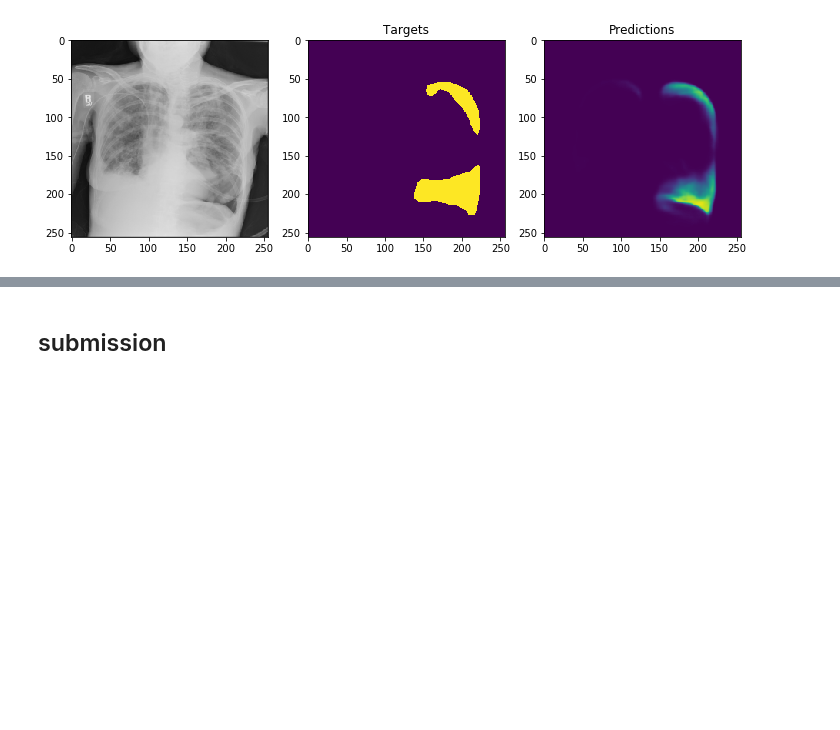
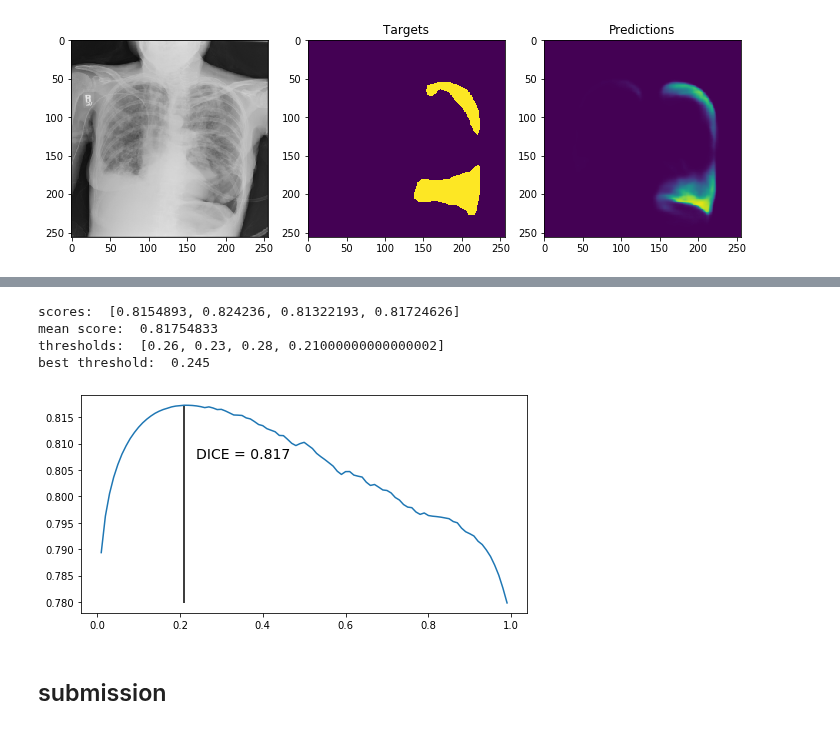
Before and after one commit to xiedidan/siim-pneumothorax, a Jupyter notebook: hypercolumns.ipynb, the cells around one changed output, grey strips where cells are left out. Drawn from its saved outputs; the diff is of its cells as text; code cells hidden in the pictures; blank space fills up the shorter version.

```diff
--- a/hypercolumns.ipynb
+++ b/hypercolumns.ipynb
@@ -373,2 +420,22 @@ for idx in plot_idx:
+# %%
+print('scores: ', scores)
+print('mean score: ', np.array(scores).mean())
+print('thresholds: ', best_thrs)
+best_thr = np.array(best_thrs).mean()
+print('best threshold: ', best_thr)
+# %% [output]
+scores:  [0.8154893, 0.824236, 0.81322193, 0.81724626]
+mean score:  0.81754833
+thresholds:  [0.26, 0.23, 0.28, 0.21000000000000002]
+best threshold:  0.245
+# %%
+best_dice = dices.max()
+plt.figure(figsize=(8,4))
+plt.plot(thrs, dices)
+plt.vlines(x=best_thrs[-1], ymin=dices.min(), ymax=dices.max())
+plt.text(best_thrs[-1]+0.03, best_dice-0.01, f'DICE = {best_dice:.3f}', fontsize=14);
+plt.show()
+# %% [output]
+[figure, added]
 # %% [markdown]
 ## submission
```
Also changed, not shown: parts of 9 cells of this notebook, 3 other files.
